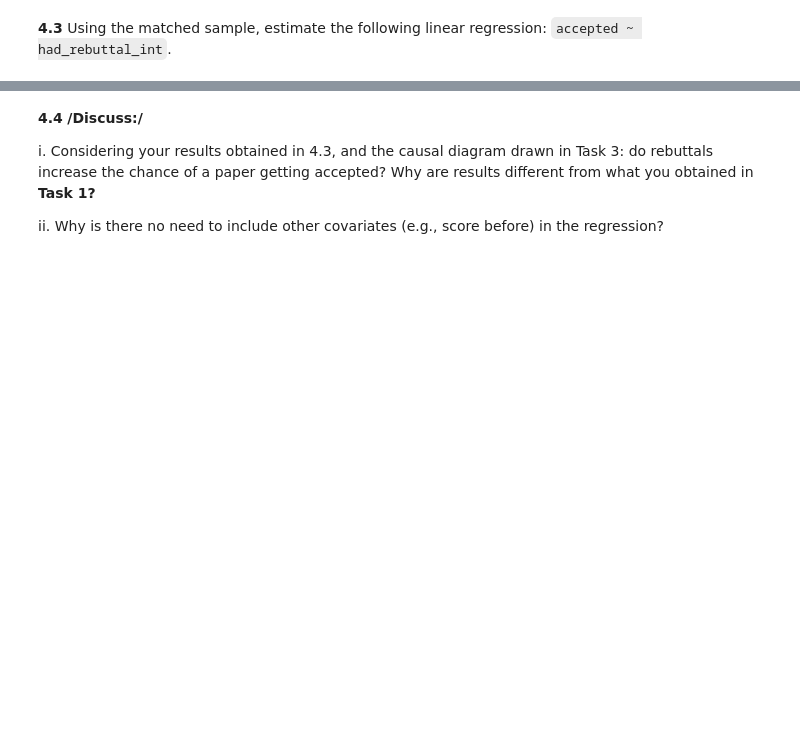
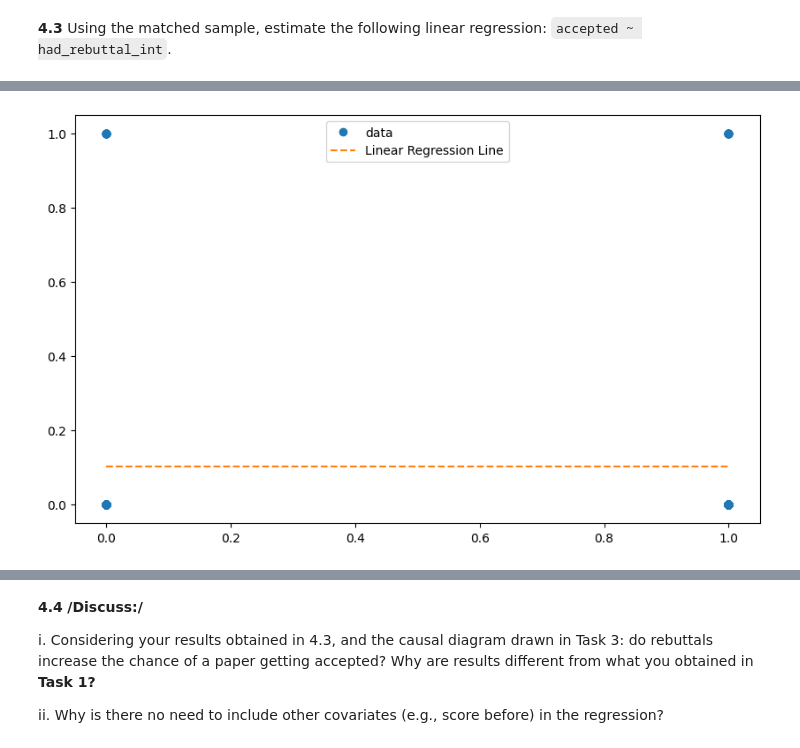
Before and after one commit to aristo6253/epfl-ada-ada-2023-homework-2-adaknow, a Jupyter notebook: hw2.ipynb, the cells around one changed output, grey strips where cells are left out. Cells and saved outputs as stored; diff of their text form; code cells hidden in the pictures; blank space fills up the shorter version.

```diff
--- a/hw2.ipynb
+++ b/hw2.ipynb
@@ -384,0 +561,7 @@ You decide to use your observational study skills to obtain a concrete answer to
+# %%
+data1= matched_merged_drop_keys.iloc[:,:9]
+data2= matched_merged_drop_keys.iloc[:,9:]
+data2.columns = data1.columns
+# %%
+matched_df = pd.concat([data1, data2], axis=0,ignore_index=True)
+display(matched_df)
@@ -385,3 +582,7 @@ You decide to use your observational study skills to obtain a concrete answer to
+# %%
+#add columns for the linear regression with integer values of had rebuttal and accepted
+matched_df['had_rebuttal_int'] = matched_df['had_rebuttal_x'].apply(lambda x: 1 if x else 0)
+matched_df['accepted_int'] = matched_df['status_x'].apply(lambda x: 1 if x == 'Accept' else 0)
 # %% [markdown]
 **4.2** So far, we did not consider the `score_before_std` variable. One could argue that the variance in the scores makes a difference. E.g., a paper that received scores 1 and 5, might be very different from a paper with scores 3 and 3.
 
@@ -394,3 +606,8 @@ Note that you did not match on the `score_before_std` variable. However, it suff
 # %% [markdown]
 
 **4.3** Using the matched sample, estimate the following linear regression: `accepted ~ had_rebuttal_int`.
+# %%
+#2nd linear regression model
+accepted_score_after = smf.ols('accepted_int ~ C(had_rebuttal_int)', data = matched_df).fit()
+
+print(accepted_score_after.summary())
@@ -396,0 +632,9 @@ Note that you did not match on the `score_before_std` variable. However, it suff
+# %%
+predicted = accepted_score_after.predict(matched_df['had_rebuttal_int'])
+plt.figure(figsize=(10, 6))
+plt.plot(matched_df['had_rebuttal_int'], matched_df['accepted_int'], 'o', label='data')
+plt.plot(matched_df['had_rebuttal_int'], predicted, linestyle='--', label='Linear Regression Line')
+plt.legend()
+plt.show()
+# %% [output]
+[figure, added]
```
Also changed, not shown: parts of 18 cells of this notebook.
